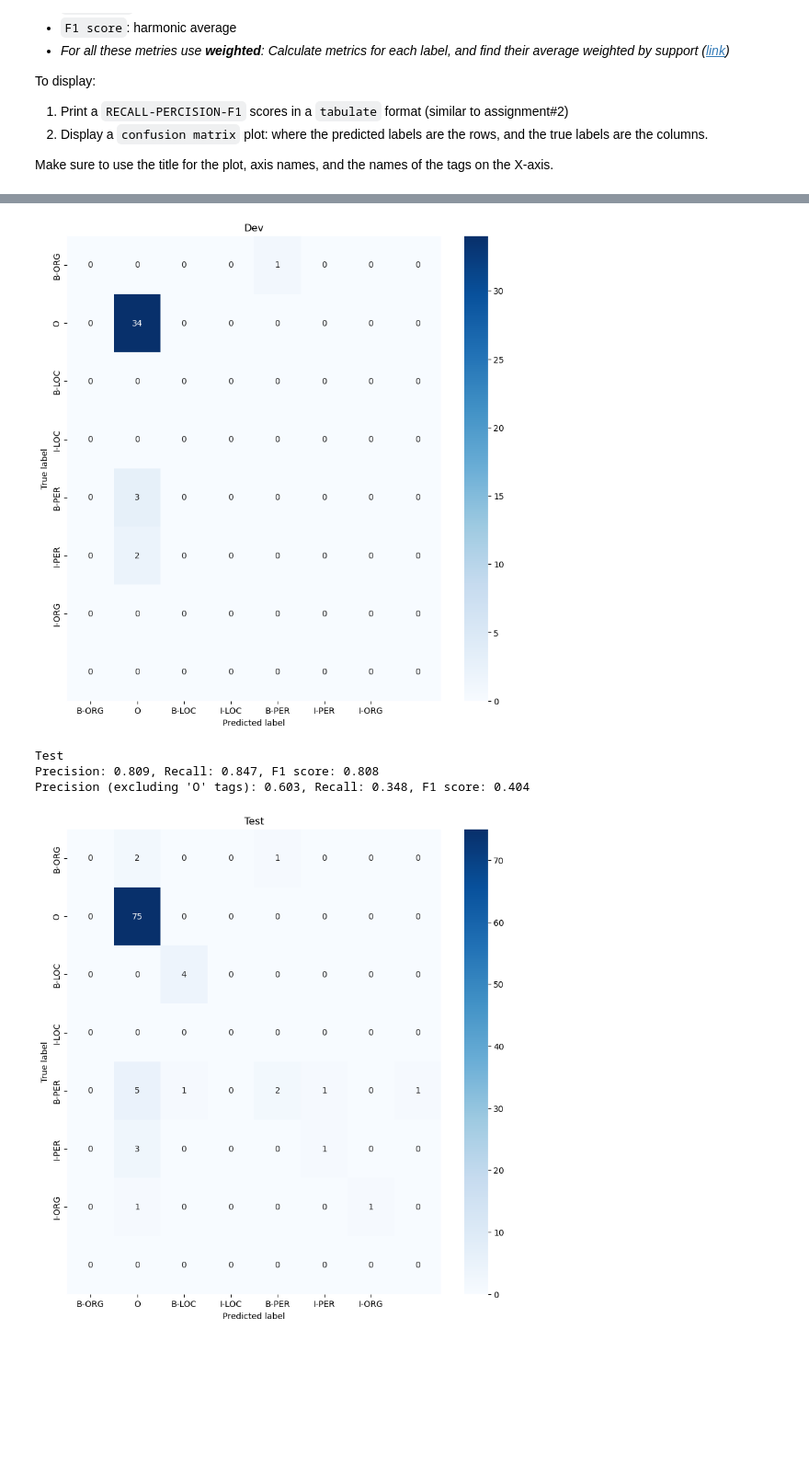
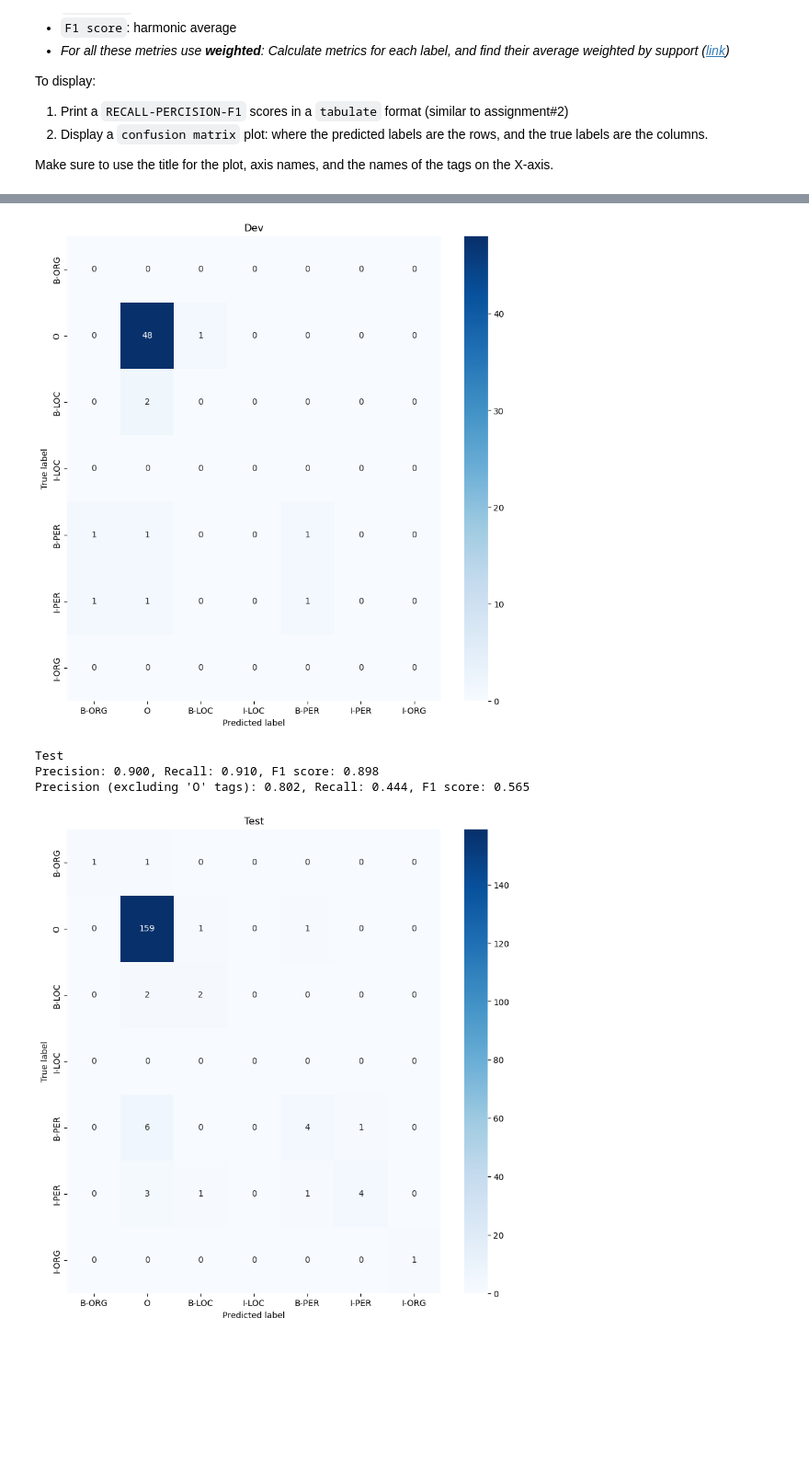
Before and after one commit to Lior-Baruch/NLP, a Jupyter notebook: HW3/Assignment_3_NER.ipynb, the cells around one changed output, grey strips where cells are left out. Shown at 92% size. Saved outputs shown, nothing was run; the diff lists cells and outputs as text; code cells hidden in the pictures.

```diff
--- a/HW3/Assignment_3_NER.ipynb
+++ b/HW3/Assignment_3_NER.ipynb
@@ -436,6 +437,8 @@ The input for your forward function should be a single sentence tensor.
 # %%
 # You may change the NERNet class.
 import torch.nn.functional as F
+from torch.nn.utils.rnn import pad_packed_sequence, pack_padded_sequence
+from torch import LongTensor
 
 class NERNet(nn.Module):
     def __init__(self, input_size, embedding_size, hidden_size, output_size, n_layers, bidirectional):
@@ -448,7 +451,17 @@ class NERNet(nn.Module):
     def forward(self, input_sentence):
         # TO DO: your code...
         embeds = self.embedding(input_sentence)
-        lstm_out, _ = self.lstm(embeds)
+        # get the lengths of each sequence in the batch
+        lengths = (input_sentence != vocab.word2id[PAD_TOKEN]).sum(dim=1)
+
+        # convert lengths cpu tensor to list (needed for pack_padded_sequence)
+        lengths = lengths.tolist()
+        # pack the padded sequences
+        packed_embeds = pack_padded_sequence(embeds, lengths, batch_first=True, enforce_sorted=False)
+
+        lstm_out_packed, _ = self.lstm(packed_embeds)
+        # unpack the padded sequences
+        lstm_out, _ = pad_packed_sequence(lstm_out_packed, batch_first=True)
         tag_space = self.out(lstm_out)
         tag_scores = F.log_softmax(tag_space, dim=-1)
         return tag_scores
@@ -597,17 +607,0 @@ plt.show()
-# %%
-# make some predictions on 1 batch of the test data
-inputs, labels = next(iter(dataLoader_test))
-inputs = inputs.to(DEVICE)
-labels = labels.to(DEVICE)
-outputs = model.forward(inputs)
-outputs = outputs.argmax(dim=-1)
-# convert the predicted tags into a list of strings
-predicted_tags = [vocab.id2tag[tag.item()] for tag in outputs[0]]
-# convert the actual tags into a list of strings
-actual_tags = [vocab.id2tag[tag.item()] for tag in labels[0]]
-# convert the words into a list of strings
-words = [vocab.id2word[word.item()] for word in inputs[0]]
-# print the words and their predicted and actual tags (ignoring PAD_TOKEN)
-for word, predicted_tag, actual_tag in zip(words, predicted_tags, actual_tags):
-    if word != PAD_TOKEN:
-        print(f'{word}\t{predicted_tag}\t{actual_tag}')
@@ -695,9 +671,9 @@ def get_flattened_actuals_and_predictions(model, dataloader, vocab, pad_token=PA
     return actuals, predictions
 
 
-def evaluate(model, title, dataloader, vocab, pad_token=PAD_TOKEN):
+def evaluate_for_reports(model, title, dataloader, vocab, pad_token=PAD_TOKEN):
     # get the actual and predicted tags
-    actuals, predictions = get_flattened_actuals_and_predictions(model, dataloader, vocab, pad_token)
+    actuals, predictions = get_flattened_actuals_and_predictions(model, dataloader, vocab)
     # print the title
     print(title)
     # print the precision, recall, and f1 scores
@@ -727,12 +703,12 @@ def evaluate(model, title, dataloader, vocab, pad_token=PAD_TOKEN):
     plot_confusion_matrix(cm, labels, title)
 # %%
 # evaluate the model on the training data
-evaluate(model, 'Training', dataLoader_train, vocab, pad_token=PAD_TOKEN)
+evaluate_for_reports(model, 'Training', dataLoader_train, vocab, pad_token=PAD_TOKEN)
 
 # evaluate the model on the dev data
-evaluate(model, 'Dev', dataLoader_dev, vocab, pad_token=PAD_TOKEN)
+evaluate_for_reports(model, 'Dev', dataLoader_dev, vocab, pad_token=PAD_TOKEN)
 
 # evaluate the model on the test data
-evaluate(model, 'Test', dataLoader_test, vocab, pad_token=PAD_TOKEN)
+evaluate_for_reports(model, 'Test', dataLoader_test, vocab, pad_token=PAD_TOKEN)
 # %% [output]
 Training
@@ -745,8 +721,8 @@ Precision (excluding 'O' tags): 0.000, Recall: 0.000, F1 score: 0.000
-[figure, old version]
+[figure, new version]
 Test
-Precision: 0.809, Recall: 0.847, F1 score: 0.808
-Precision (excluding 'O' tags): 0.603, Recall: 0.348, F1 score: 0.404
+Precision: 0.900, Recall: 0.910, F1 score: 0.898
+Precision (excluding 'O' tags): 0.802, Recall: 0.444, F1 score: 0.565
-[figure, old version]
+[figure, new version]
 # %% [markdown]
 <br><br><br><br><br><br>
 # %% [markdown]
```
Also changed, not shown: parts of 8 cells of this notebook.
